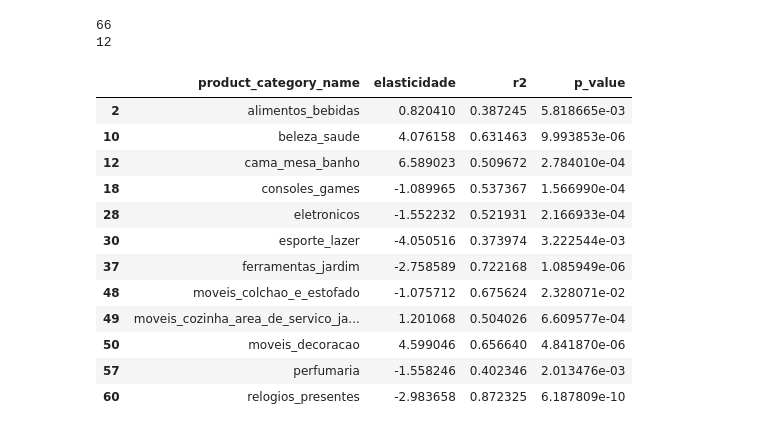
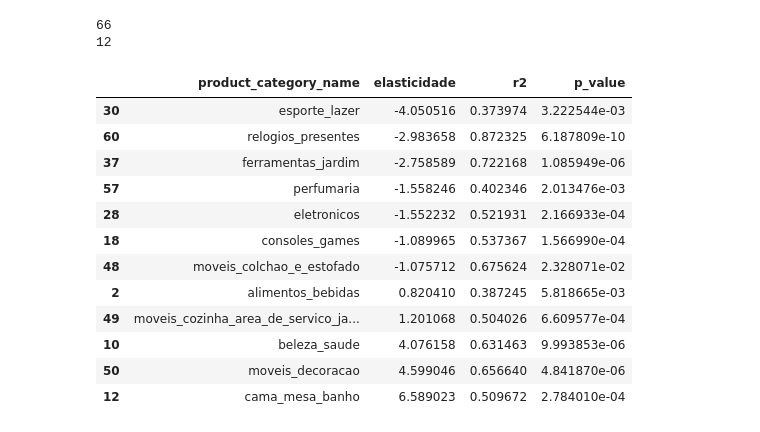
Before and after one commit to diogobueno-analytics/preco-elasticidade-olist, a Jupyter notebook: pricing_elasticity_analysis.ipynb, the cells around one changed output. Cells and saved outputs as stored; diff of their text form; code cells hidden in the pictures.

```diff
--- a/pricing_elasticity_analysis.ipynb
+++ b/pricing_elasticity_analysis.ipynb
@@ -303,27 +303,29 @@ print(len(df_confiavel))
 
 # Realizei um teste fazendo esta análise por categoria, e foi possível de 66 categorias, 12 com confiança para análise (18%).
 # %%
-df_confiavel
+df_confiavel.sort_values(by='elasticidade')
 
 # Sempre tomar cuidado com elasticidade positiva, pois em geral não faz sentido com a regra de oferta e demanda, apenas em alguns casos.
 # como produtos muito essenciais que mesmo subindo preço demanda aumenta (Bem de griffen), ou no caso de Bem de luxo
 
 # Elasticidade: é uma razão entre variação preço e quantidade x * elasticidade, sendo x a variação de preço.
 # se o preço varia 10% então (consoles_games) 0.10 * -1.08 = -10,8% > para cada aumento de 10% nessa categoria, perde-se 10% de qtd vendidas
-#
-# r3:
-# p_value:
+
+# r3: O quanto percentualmente o preço explica a variação da quantidade.
+
+# p_value: indica o % da relação estar errada, então tomamos por precaução um padrão abaixo de 5%,
+# p_value < 0.05, indica que temos 95% de certeza sobre a correlação de preço/demanda, acima disso, reduzimos essa certeza.
 # %% [output]
 |  | product_category_name | elasticidade | r2 | p_value |
+| 30 | esporte_lazer | -4.050516 | 0.373974 | 3.222544e-03 |
+| 60 | relogios_presentes | -2.983658 | 0.872325 | 6.187809e-10 |
+| 37 | ferramentas_jardim | -2.758589 | 0.722168 | 1.085949e-06 |
+| 57 | perfumaria | -1.558246 | 0.402346 | 2.013476e-03 |
+| 28 | eletronicos | -1.552232 | 0.521931 | 2.166933e-04 |
+| 18 | consoles_games | -1.089965 | 0.537367 | 1.566990e-04 |
+| 48 | moveis_colchao_e_estofado | -1.075712 | 0.675624 | 2.328071e-02 |
 | 2 | alimentos_bebidas | 0.820410 | 0.387245 | 5.818665e-03 |
+| 49 | moveis_cozinha_area_de_servico_ja... | 1.201068 | 0.504026 | 6.609577e-04 |
 | 10 | beleza_saude | 4.076158 | 0.631463 | 9.993853e-06 |
+| 50 | moveis_decoracao | 4.599046 | 0.656640 | 4.841870e-06 |
 | 12 | cama_mesa_banho | 6.589023 | 0.509672 | 2.784010e-04 |
-| 18 | consoles_games | -1.089965 | 0.537367 | 1.566990e-04 |
-| 28 | eletronicos | -1.552232 | 0.521931 | 2.166933e-04 |
-| 30 | esporte_lazer | -4.050516 | 0.373974 | 3.222544e-03 |
-| 37 | ferramentas_jardim | -2.758589 | 0.722168 | 1.085949e-06 |
-| 48 | moveis_colchao_e_estofado | -1.075712 | 0.675624 | 2.328071e-02 |
-| 49 | moveis_cozinha_area_de_servico_ja... | 1.201068 | 0.504026 | 6.609577e-04 |
-| 50 | moveis_decoracao | 4.599046 | 0.656640 | 4.841870e-06 |
-| 57 | perfumaria | -1.558246 | 0.402346 | 2.013476e-03 |
-| 60 | relogios_presentes | -2.983658 | 0.872325 | 6.187809e-10 |
```
Also changed, not shown: parts of 1 cell of this notebook.
